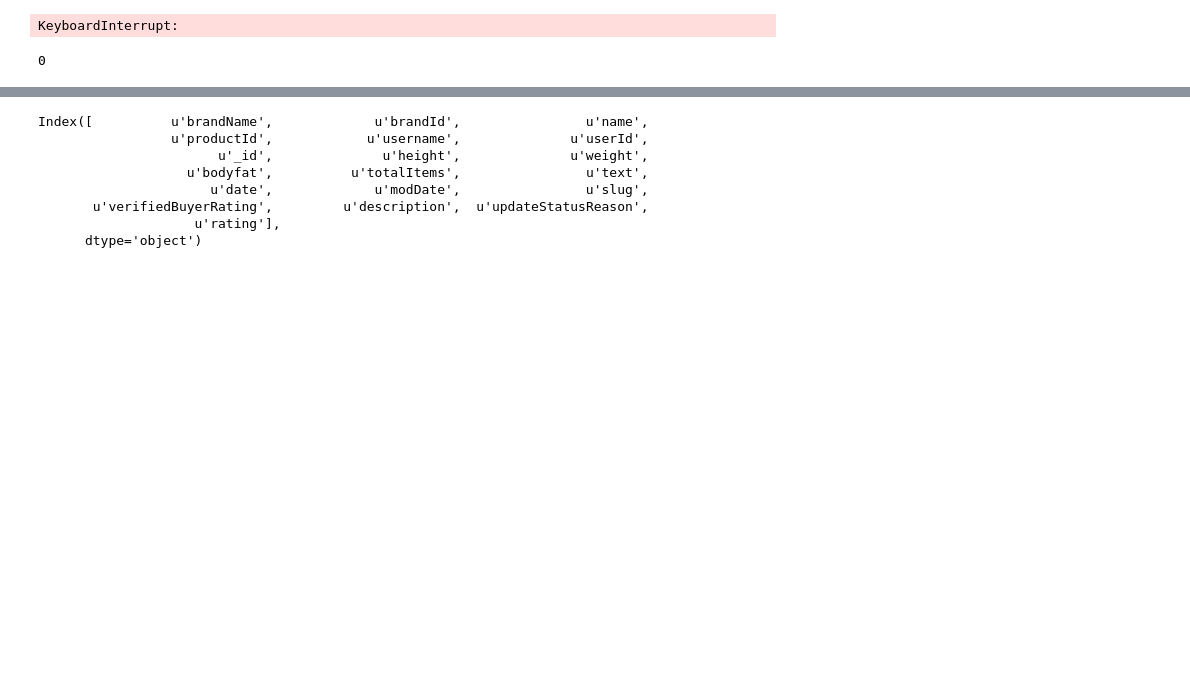
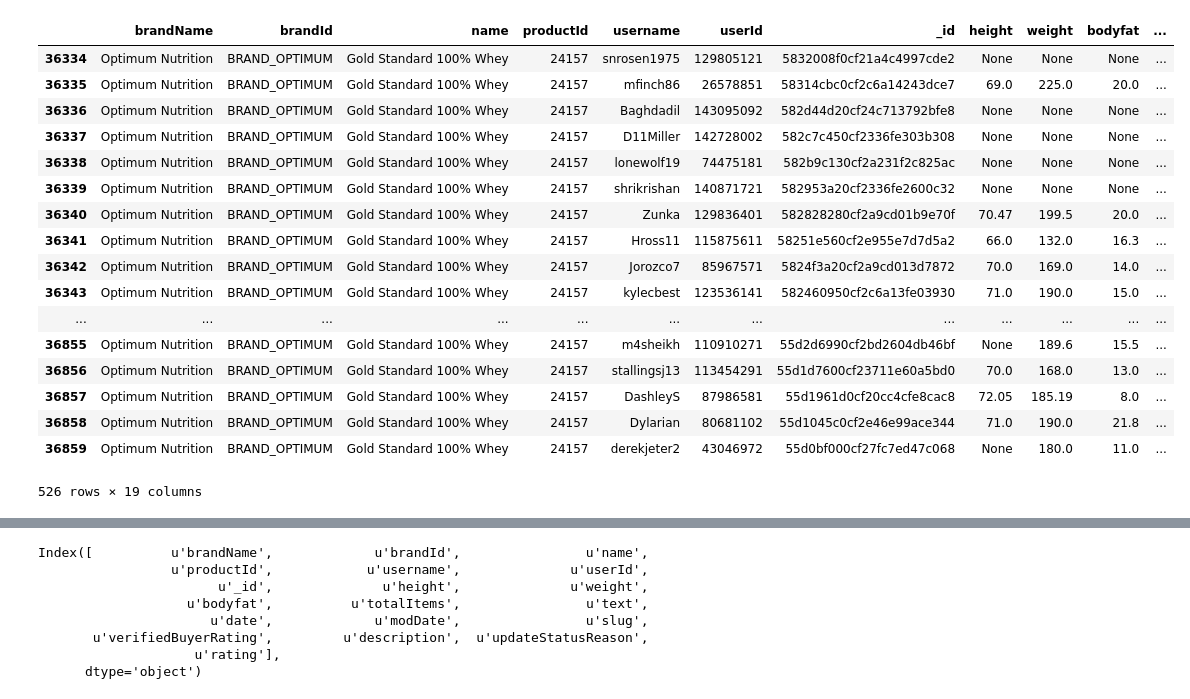
Before and after one commit to bbaltazar/Capstone, a Jupyter notebook: scrap1125.ipynb, the cells around one changed output, grey strips where cells are left out. Cells and saved outputs as stored; diff of their text form; code cells hidden in the pictures; blank space fills up the shorter version.

```diff
--- a/scrap1125.ipynb
+++ b/scrap1125.ipynb
@@ -13,4 +0,0 @@ data.df.to_pickle('reviews.pkl')
-# %%
-data.df.bodyfat.unique()
-# %% [output]
-KeyboardInterrupt:
@@ -19,4 +0,0 @@ df_0 = pd.read_csv('../products.csv')
-# %%
-json.loads(df_0.productReviews[0])[0]['helpful']#.keys()
-# %% [output]
-0
@@ -23,3 +3,26 @@ json.loads(df_0.productReviews[0])[0]['helpful']#.keys()
+# %%
+df = pd.read_pickle('reviews.pkl')
+# %%
+df[df.name == 'Gold Standard 100% Whey']
+# %% [output]
+|  | brandName | brandId | name | productId | username | userId | _id | height | weight | bodyfat | ... |
+| 36334 | Optimum Nutrition | BRAND_OPTIMUM | Gold Standard 100% Whey | 24157 | snrosen1975 | 129805121 | 5832008f0cf21a4c4997cde2 | None | None | None | ... |
+| 36335 | Optimum Nutrition | BRAND_OPTIMUM | Gold Standard 100% Whey | 24157 | mfinch86 | 26578851 | 58314cbc0cf2c6a14243dce7 | 69.0 | 225.0 | 20.0 | ... |
+| 36336 | Optimum Nutrition | BRAND_OPTIMUM | Gold Standard 100% Whey | 24157 | Baghdadil | 143095092 | 582d44d20cf24c713792bfe8 | None | None | None | ... |
+| 36337 | Optimum Nutrition | BRAND_OPTIMUM | Gold Standard 100% Whey | 24157 | D11Miller | 142728002 | 582c7c450cf2336fe303b308 | None | None | None | ... |
+| 36338 | Optimum Nutrition | BRAND_OPTIMUM | Gold Standard 100% Whey | 24157 | lonewolf19 | 74475181 | 582b9c130cf2a231f2c825ac | None | None | None | ... |
+| 36339 | Optimum Nutrition | BRAND_OPTIMUM | Gold Standard 100% Whey | 24157 | shrikrishan | 140871721 | 582953a20cf2336fe2600c32 | None | None | None | ... |
+| 36340 | Optimum Nutrition | BRAND_OPTIMUM | Gold Standard 100% Whey | 24157 | Zunka | 129836401 | 582828280cf2a9cd01b9e70f | 70.47 | 199.5 | 20.0 | ... |
+| 36341 | Optimum Nutrition | BRAND_OPTIMUM | Gold Standard 100% Whey | 24157 | Hross11 | 115875611 | 58251e560cf2e955e7d7d5a2 | 66.0 | 132.0 | 16.3 | ... |
+| 36342 | Optimum Nutrition | BRAND_OPTIMUM | Gold Standard 100% Whey | 24157 | Jorozco7 | 85967571 | 5824f3a20cf2a9cd013d7872 | 70.0 | 169.0 | 14.0 | ... |
+| 36343 | Optimum Nutrition | BRAND_OPTIMUM | Gold Standard 100% Whey | 24157 | kylecbest | 123536141 | 582460950cf2c6a13fe03930 | 71.0 | 190.0 | 15.0 | ... |
+| ... | ... | ... | ... | ... | ... | ... | ... | ... | ... | ... | ... |
+| 36855 | Optimum Nutrition | BRAND_OPTIMUM | Gold Standard 100% Whey | 24157 | m4sheikh | 110910271 | 55d2d6990cf2bd2604db46bf | None | 189.6 | 15.5 | ... |
+| 36856 | Optimum Nutrition | BRAND_OPTIMUM | Gold Standard 100% Whey | 24157 | stallingsj13 | 113454291 | 55d1d7600cf23711e60a5bd0 | 70.0 | 168.0 | 13.0 | ... |
+| 36857 | Optimum Nutrition | BRAND_OPTIMUM | Gold Standard 100% Whey | 24157 | DashleyS | 87986581 | 55d1961d0cf20cc4cfe8cac8 | 72.05 | 185.19 | 8.0 | ... |
+| 36858 | Optimum Nutrition | BRAND_OPTIMUM | Gold Standard 100% Whey | 24157 | Dylarian | 80681102 | 55d1045c0cf2e46e99ace344 | 71.0 | 190.0 | 21.8 | ... |
+| 36859 | Optimum Nutrition | BRAND_OPTIMUM | Gold Standard 100% Whey | 24157 | derekjeter2 | 43046972 | 55d0bf000cf27fc7ed47c068 | None | 180.0 | 11.0 | ... |
+526 rows × 19 columns
 # %%
 df.T
 # %% [output]
```
Also changed, not shown: parts of 7 cells of this notebook, 3 other files.
